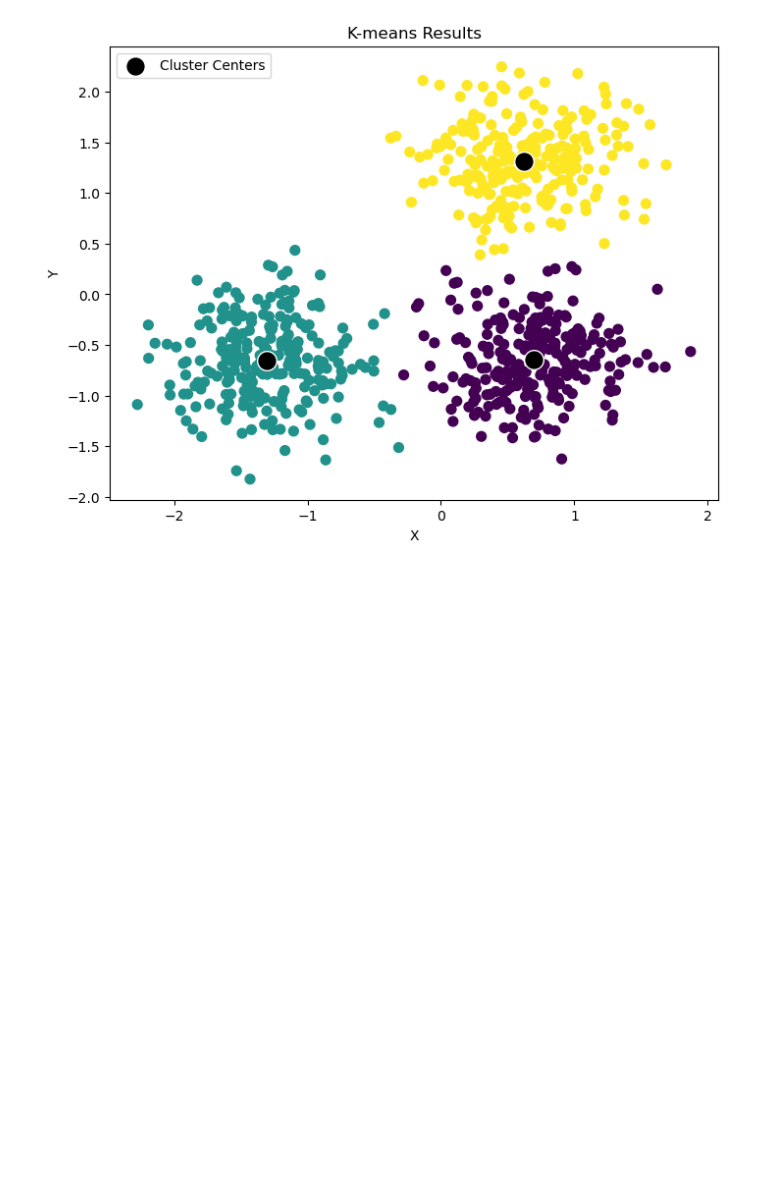
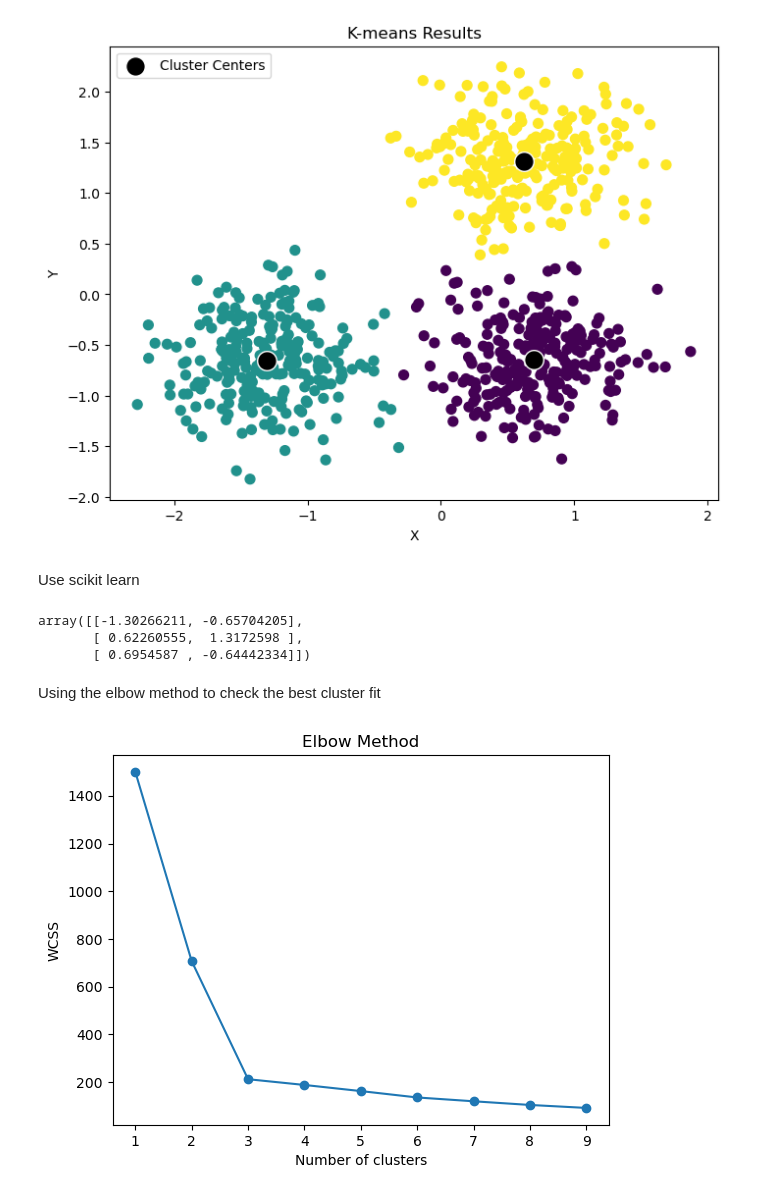
Before and after one commit to likeajumprope/Machine-learning-algorithms, a Jupyter notebook: Clustering.ipynb, the cells around one changed output. Drawn from its saved outputs; the diff is of its cells as text; code cells hidden in the pictures; blank space fills up the shorter version.

```diff
--- a/Clustering.ipynb
+++ b/Clustering.ipynb
@@ -136,3 +160,32 @@ Cluster Number   Number of Data Points
 2               252
 3               248
 [figure]
+# %% [markdown]
+Use scikit learn
+# %%
+centroid, label, inertia = k_means(
+    data, n_clusters=3, n_init="auto", random_state=0
+)
+# %%
+centroid
+# %% [output]
+array([[-1.30266211, -0.65704205],
+       [ 0.62260555,  1.3172598 ],
+       [ 0.6954587 , -0.64442334]])
+# %% [markdown]
+Using the elbow method to check the best cluster fit
+# %%
+elbow = list()
+for k in range(9):
+    centroid, label, inertia = k_means(
+            data, n_clusters=k+1, n_init="auto", random_state=0
+    )
+    elbow.append(inertia)
+# %%
+plt.plot(range(1, 10), elbow, marker='o')
+plt.title('Elbow Method')
+plt.xlabel('Number of clusters')
+plt.ylabel('WCSS')
+plt.show()
+# %% [output]
+[figure, added]
```
Also changed, not shown: parts of 9 cells of this notebook.
